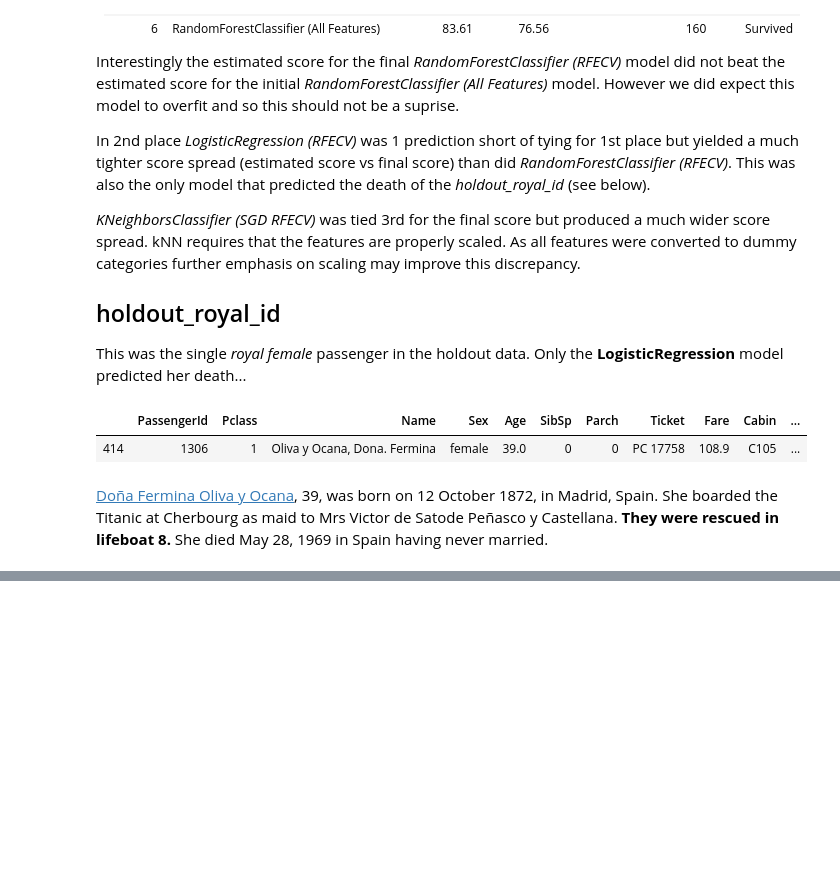
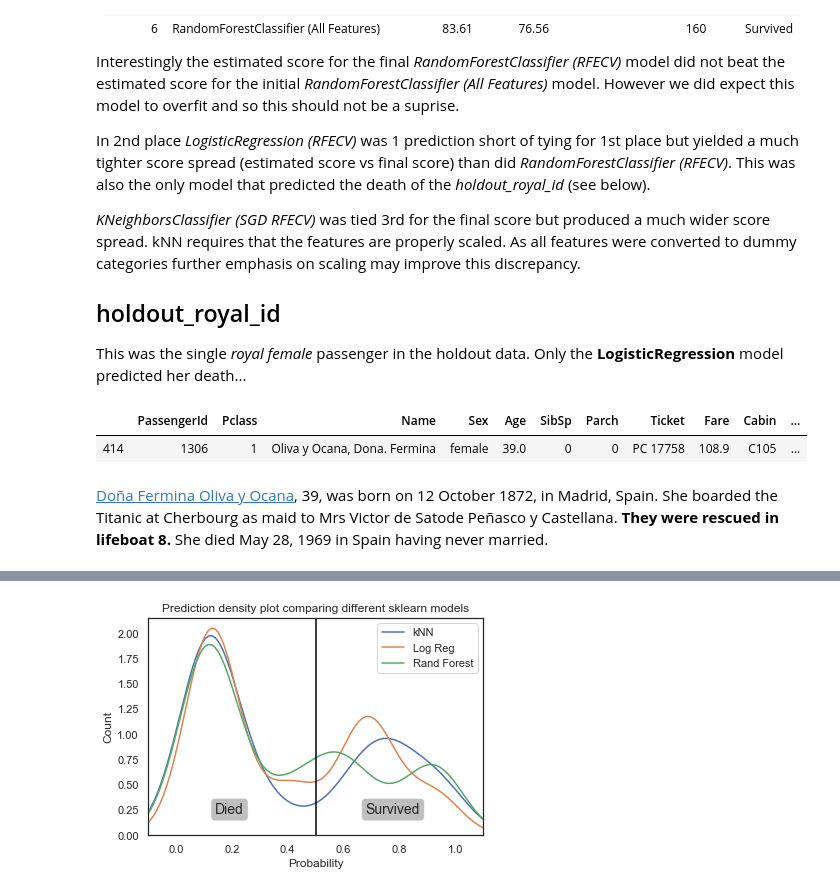
Before and after one commit to Joeyjj/kaggle_titanic, a Jupyter notebook: Titanic.ipynb, the cells around one changed output, grey strips where cells are left out. Drawn from its saved outputs; the diff is of its cells as text; code cells hidden in the pictures; blank space fills up the shorter version.

```diff
--- a/Titanic.ipynb
+++ b/Titanic.ipynb
@@ -808,9 +817,9 @@ def fit_and_submit(model_name,filename):
 
     assert( submission.shape[0] == 418 )
 
-    return best_columns
+    return best_columns, submission, best_model
 # %%
-best_columns_rfc = fit_and_submit('RandomForestClassifier','JJ_Kaggle_RFC_RFECV.csv')
+best_columns_rfc, submission_rfc, best_model_rfc = fit_and_submit('RandomForestClassifier','JJ_Kaggle_RFC_RFECV.csv')
 # %% [output]
 Best Features
 ------------
@@ -837,10 +846,10 @@ Running the same optimised rfc features through the the select_model() did not i
 As a final test, each model should be fit with the best features that are derived for each specific model. From these optimsed features the best version (set of hyperparameters) for each model will then be chosen.
 # %%
 print('LogisticRegression: -----------------------\n')
-best_columns_lr  = fit_and_submit('LogisticRegression', 'JJ_Kaggle_LR_RFECV.csv')
+best_columns_lr, submission_lr,  best_model_lr  = fit_and_submit('LogisticRegression', 'JJ_Kaggle_LR_RFECV.csv')
 
 print('\n\nSGDClassifier: -----------------------\n')
-best_columns_sgd = fit_and_submit('SGDClassifier', 'JJ_Kaggle_SGD_RFECV.csv')
+best_columns_sgd, submission_sgd, best_model_sgd = fit_and_submit('SGDClassifier', 'JJ_Kaggle_SGD_RFECV.csv')
 # %% [output]
 LogisticRegression: -----------------------
 
@@ -954,0 +992,38 @@ Therefore Doña Fermina Oliva y Ocana may not be the reason that the LogisticReg
+# %%
+rfc_survived_prob = best_model_rfc['best_model'].predict_proba(holdout[best_columns_rfc])[:,1]
+lr_survived_prob  = best_model_lr['best_model'].predict_proba(holdout[best_columns_lr])[:,1]
+knn_survived_prob = best_KN_model['best_model'].predict_proba(holdout[best_KN_columns])[:,1]
+# SGD: probability estimates are not available for loss='hinge'
+# sgd_survived_prob = best_model_sgd['best_model'].predict_proba(holdout[best_columns_sgd])
+
+all_model_prob = pd.DataFrame({
+                'rfc': rfc_survived_prob,
+                'lr': lr_survived_prob,
+                'knn': knn_survived_prob,
+                },index=holdout['PassengerId'])
+# %%
+bins = np.arange(0,1.1,0.1)
+fig = plt.figure()
+ax = fig.add_subplot()
+
+sns.distplot(knn_survived_prob, bins=bins, label='kNN',hist_kws={'alpha':.75}, hist=False)
+sns.distplot(lr_survived_prob, bins=bins, label='Log Reg',hist_kws={'alpha':.5}, hist=False)
+sns.distplot(rfc_survived_prob, bins=bins, label='Rand Forest',hist_kws={'alpha':.3}, hist=False)
+
+ax.axvline(0.5,c='black') # the Died/Survived Split
+ax.legend(loc='upper right')
+ax.set_title('Prediction density plot comparing different sklearn models')
+ax.set_xlabel('Probability')
+ax.set_ylabel('Count')
+plt.xlim((-0.1,1.1))
+
+# place a text box in upper left in axes coords.
+# 'Died', for probabilities < 0.5 and 'Survived' for probabilities >= 0.5
+props = dict(boxstyle='round', facecolor='grey', alpha=0.5)
+ax.text(0.20, 0.15, 'Died', transform=ax.transAxes, fontsize=14,
+        verticalalignment='top', bbox=props)
+ax.text(0.65, 0.15, 'Survived', transform=ax.transAxes, fontsize=14,
+        verticalalignment='top', bbox=props)
+plt.show()
+# %% [output]
+[figure, added]
```
Also changed, not shown: parts of 16 cells of this notebook.
